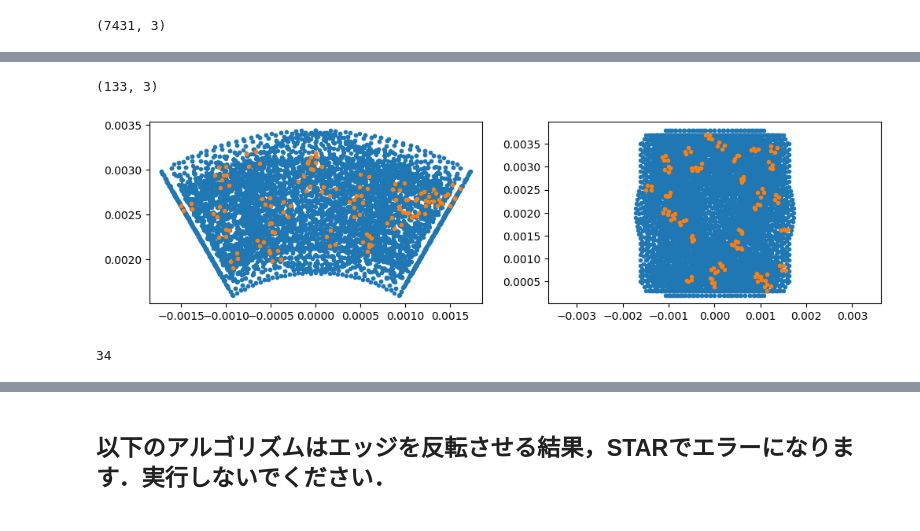
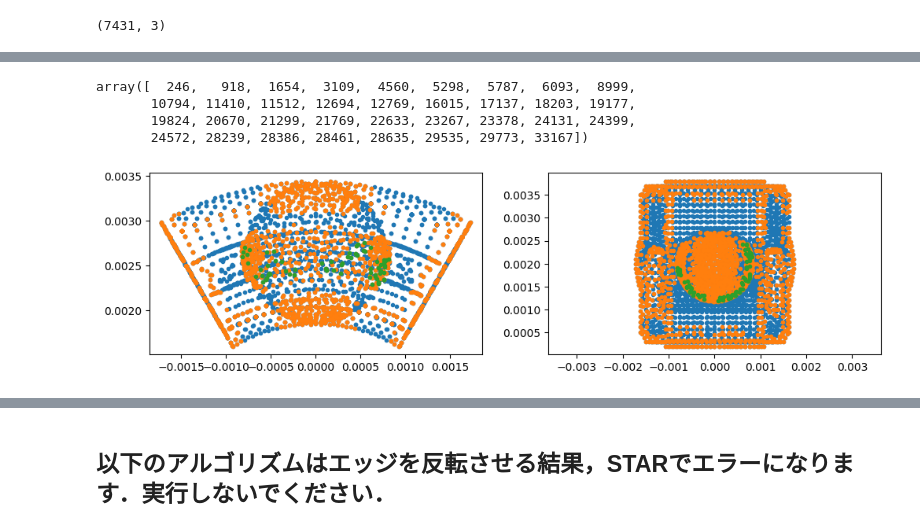
Before and after one commit to gyakusu/Mophing, a Jupyter notebook: python/MakeRandomGeomety.ipynb, the cells around one changed output, grey strips where cells are left out. Cells and saved outputs as stored; diff of their text form; code cells hidden in the pictures.

```diff
--- a/python/MakeRandomGeomety.ipynb
+++ b/python/MakeRandomGeomety.ipynb
@@ -218,24 +219,56 @@ cells0.shape, minus_volume_tetra.shape, minus_volume_tetra.max()
+# %%
+minus_volume_tetra
+# %% [output]
+array([  246,   918,  1654,  3109,  4560,  5298,  5787,  6093,  8999,
+       10794, 11410, 11512, 12694, 12769, 16015, 17137, 18203, 19177,
+       19824, 20670, 21299, 21769, 22633, 23267, 23378, 24131, 24399,
+       24572, 28239, 28386, 28461, 28635, 29535, 29773, 33167])
 # %%
-minus_volume_index = cells0[minus_volume_tetra].flatten()
-minus_volume_index = np.unique(minus_volume_index)
+# minus_volume_index = cells0[minus_volume_tetra].flatten()
+# minus_volume_index = np.unique(minus_volume_index)
 
-full_points = np.array(full_mesh.points.tolist())
-minus_points = full_points[minus_volume_index]
-minus_points.shape
+# full_points = np.array(full_mesh.points.tolist())
+# minus_points = full_points[minus_volume_index]
+# minus_points.shape
-# %% [output]
-(133, 3)
+# %%
+surface_index = full_mesh.surface_indices()
+minus_volume_index = cells0[minus_volume_tetra]
+
+all_surface = []
+
+for index in cells0:
+    bool_array = [i in surface_index for i in index]
+
+    if sum(bool_array) == 4:
+        all_surface.append(index)
+
+all_surface = np.array(all_surface).flatten()
+all_surface = np.unique(all_surface)
+
+all_points = full_points[all_surface]
+
+minus_surface = []
+
+# for index in cells0:
+for index in minus_volume_index:
+    bool_array = [i in surface_index for i in index]
+
+    if sum(bool_array) == 4:
+        minus_surface.append(index)
+
+minus_surface = np.array(minus_surface).flatten()
+minus_surface = np.unique(minus_surface)
+
+minus_points = full_points[minus_surface]
+surface_points = full_points[surface_index]
 # %%
 fig,ax = plt.subplots(1, 2, figsize=(12, 3))
 
 for i in [0,1]:
-    ax[i].plot(full_points[:,0], full_points[:,1+i], '.')
+    ax[i].plot(surface_points[:,0], surface_points[:,1+i], '.')
+    ax[i].plot(all_points[:,0], all_points[:,1+i], '.')
     ax[i].plot(minus_points[:,0], minus_points[:,1+i], '.')
     ax[i].axis('equal')
 plt.show()
 # %% [output]
-[figure, old version]
+[figure, new version]
-# %%
-minus_volume0 = calculate_volume(full_mesh) < 0
-minus_volume0.sum()
-# %% [output]
-34
```
Also changed, not shown: parts of 20 cells of this notebook, 5 other files.
